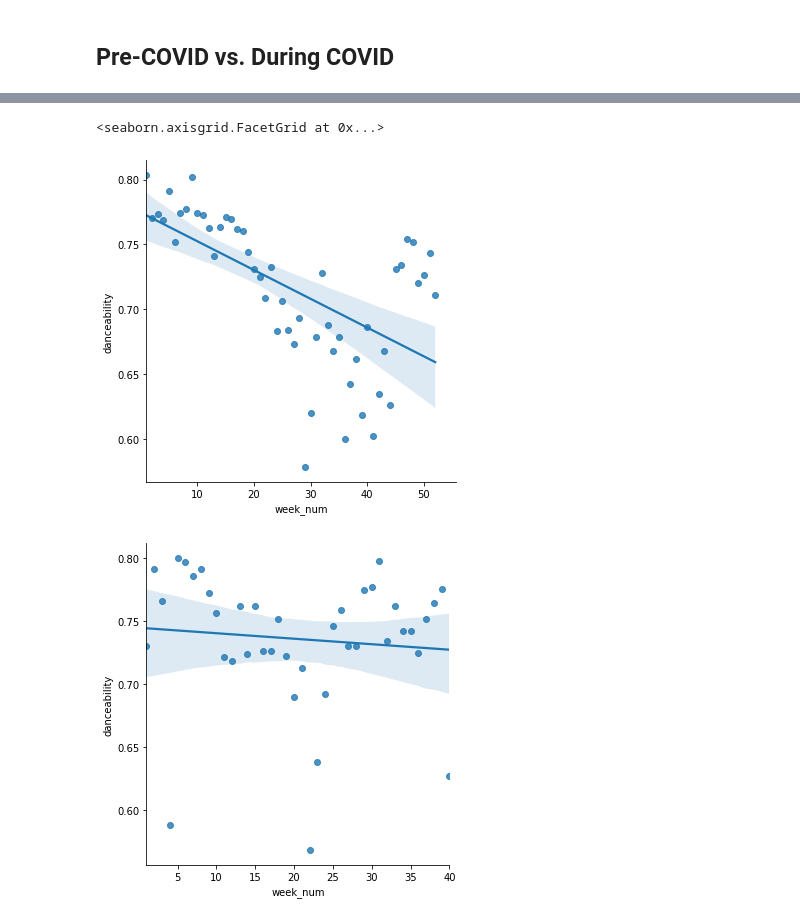
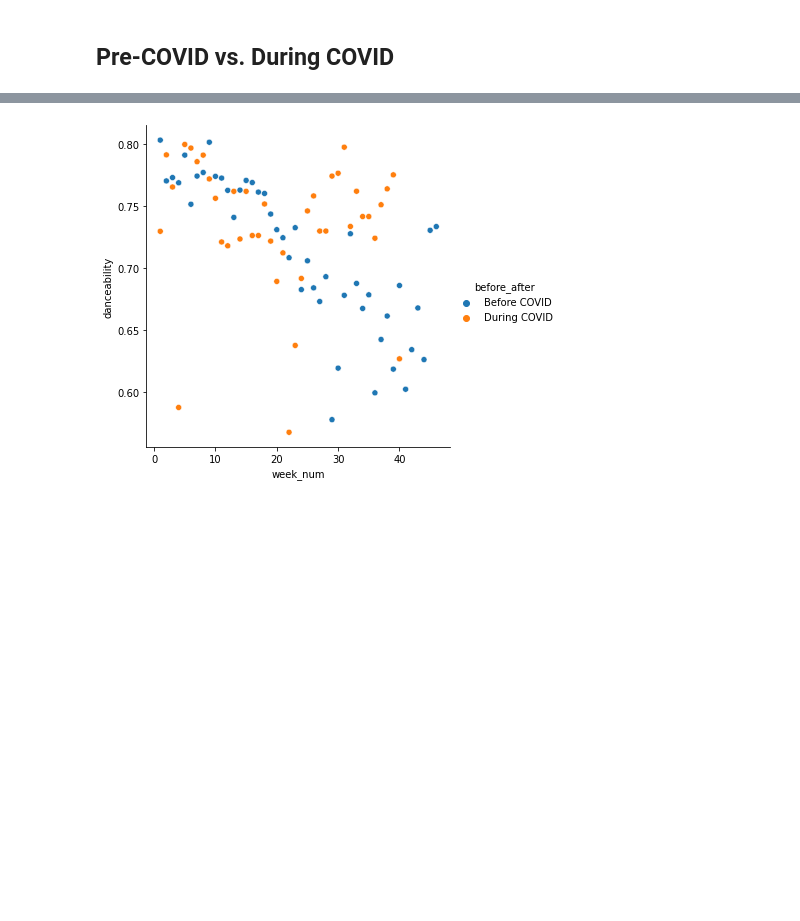
Before and after one commit to sonyal/COVIDSpotifyTrends, a Jupyter notebook: final.ipynb, the cells around one changed output, grey strips where cells are left out. Saved outputs shown, nothing was run; the diff lists cells and outputs as text; code cells hidden in the pictures; blank space fills up the shorter version.

Commit message:
pre-covid vs during covid spotify analysis

```diff
--- a/final.ipynb
+++ b/final.ipynb
@@ -255,0 +206,24 @@ Slope of trend in instrumentalness of top songs: nan
+# %%
+
+# We want to analyze Spotify data from January 2019 to January 2020 to compare to Spotify data when the first tests were administered
+i = pd.to_datetime('02/15/2019')
+pre_bins = []
+while i < pd.to_datetime('12/31/2019'):
+    temp = i + pd.Timedelta('7 days')
+    pre_bins.append((i,temp))
+    i = temp
+pre_bins = pd.IntervalIndex.from_tuples(pre_bins)
+# %%
+
+pre_spotify['start_date'] = pd.to_datetime(pre_spotify['start_date'])
+
+# Using the interval index created above, create a new column week which has the week interval of the data
+pre_spotify['week'] = pd.cut(pre_spotify['start_date'], pre_bins)
+
+# Now that every row has a week interval, they will be grouped with the total for each column
+pre_spotify = pre_spotify.groupby(['week']).mean().reset_index()
+
+# Number the weeks to easily identify
+pre_spotify['week_num'] = list(range(1,len(pre_bins)+1))
+pre_spotify = pre_spotify.reset_index()
+grouped_pre = pre_spotify[:52]
@@ -258,20 +248,19 @@ during_spotify = grouped_spotify[6:]
 during_spotify = during_spotify.reset_index()
 during_spotify['week_num'] = list(range(1,len(during_spotify)+1))
 # %%
-# How do the trends in top Spotify songs sompare to trends pre-COVID?
+# How do the trends in top Spotify songs compare to trends pre-COVID?
+temp1 = grouped_pre
+temp2 = during_spotify
+temp1["before_after"] = np.array("Before COVID")
+temp2["before_after"] = np.array("During COVID")
 
-sns.lmplot(data=pre_spotify, x='week_num', y='danceability')
-# sns.lineplot(data=pre_spotify, x='week_num', y='energy')
-# sns.lineplot(data=pre_spotify, x='week_num', y='instrumentalness')
-sns.lmplot(data=during_spotify, x='week_num', y='danceability')
-# sns.lineplot(data=merged, x='week_num', y='energy')
-# sns.lineplot(data=merged, x='week_num', y='instrumentalness')
+all_spotify = temp1.append(temp2)
+
+sns.relplot(y="danceability", x="week_num", hue="before_after", data=all_spotify);
 
 # Pre-COVID significantly higher danceability and energy
 # Speaks to what artists are writing/producing as well as what ppl are listening to
 
 # blue is pre-covid
 # %% [output]
-<seaborn.axisgrid.FacetGrid at 0x...>
-[figure, old version]
+[figure, new version]
-[figure, removed]
```
Also changed, not shown: parts of 14 cells of this notebook.
